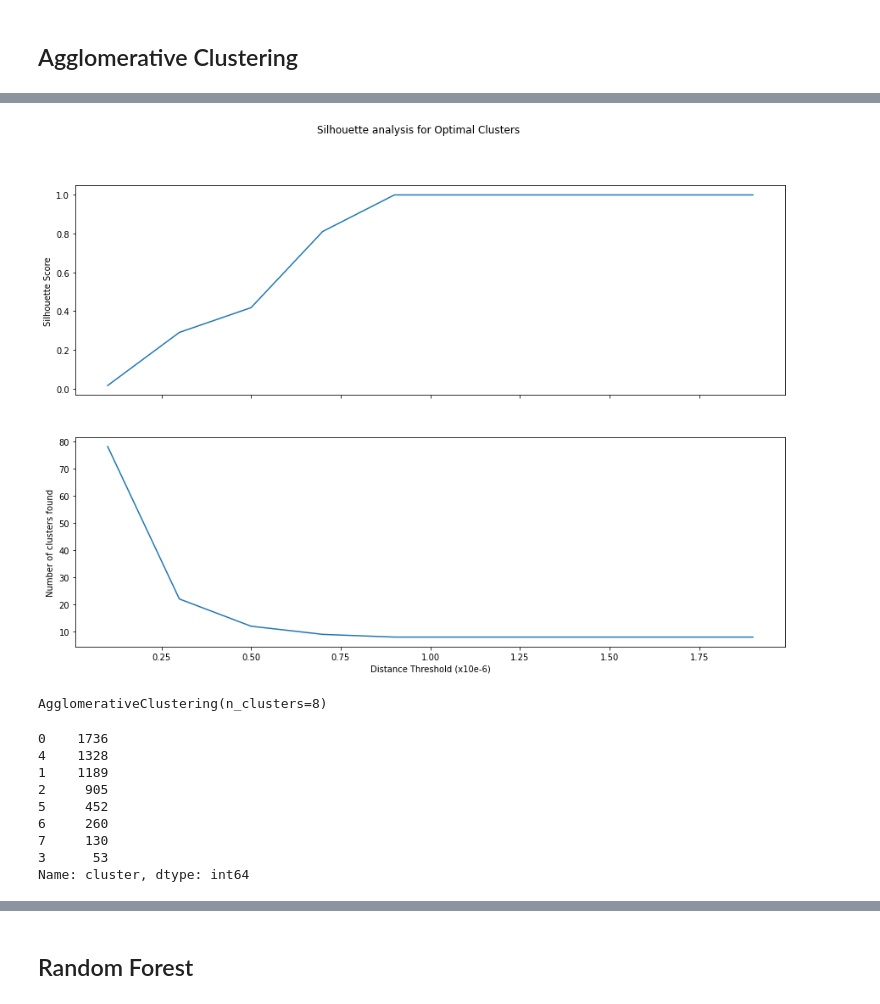
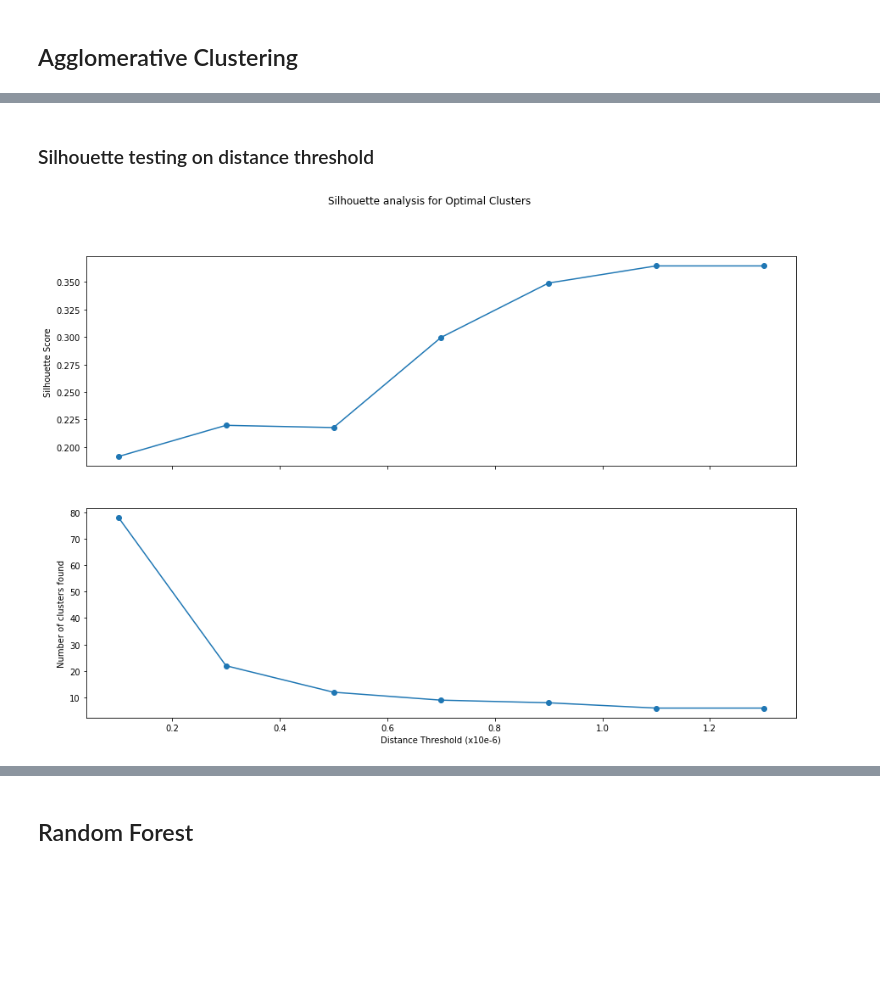
Before and after one commit to sskett/cosc301, a Jupyter notebook: testing.ipynb, the cells around one changed output, grey strips where cells are left out. Saved outputs shown, nothing was run; the diff lists cells and outputs as text; code cells hidden in the pictures; blank space fills up the shorter version.

Commit message:
Cleaned up Agglomerative Clustering methodology

```diff
--- a/testing.ipynb
+++ b/testing.ipynb
@@ -152,53 +155,34 @@ plt.show()
+# %% [markdown]
+### Silhouette testing on distance threshold
 # %%
 # Silhouette testing on limit
-range_limit = [0.0000001, 0.0000003, 0.0000005, 0.0000007, 0.0000009, 0.0000011, 0.0000013, 0.0000015, 0.0000017, 0.0000019]
+range_limit = [0.0000001, 0.0000003, 0.0000005, 0.0000007, 0.0000009, 0.0000011, 0.0000013]
 n_samples = df_scaled.shape[0]
 
 silhouette_avg = []
 clusters_found = []
 
 for i in range_limit:
     model = AgglomerativeClustering(linkage='ward',
                                 affinity='euclidean',
                                 distance_threshold=i,
                                 n_clusters=None)
     model.fit(df_scaled)
     cluster_labels = model.labels_
     clusters_found.append(np.unique(model.labels_).size)
     silhouette_avg.append(silhouette_score(df_scaled, cluster_labels))
 
 fig, axs = plt.subplots(2, 1, sharex=True, figsize=(15,10))
 
 axs[0].plot(np.array(range_limit) * 10**6, silhouette_avg, marker='o')
 #axs[0].set_xlabel('Distance Threshold (x10e-6)')
 axs[0].set_ylabel('Silhouette Score')
 
 axs[1].plot(np.array(range_limit) * 10**6, clusters_found, marker='o')
 axs[1].set_xlabel('Distance Threshold (x10e-6)')
 axs[1].set_ylabel('Number of clusters found')
 fig.suptitle('Silhouette analysis for Optimal Clusters')
 
 plt.show()
 # %% [output]
-[figure, old version]
+[figure, new version]
-# %%
-model = AgglomerativeClustering(linkage='ward',
-                                affinity='euclidean',
-                                distance_threshold=None,
-                                n_clusters=8)
-model.fit(df_scaled)
-# %% [output]
-AgglomerativeClustering(n_clusters=8)
-# %%
-df['cluster'] = model.labels_
-print(df['cluster'].value_counts())
-# %% [output]
-0    1736
-4    1328
-1    1189
-2     905
-5     452
-6     260
-7     130
-3      53
-Name: cluster, dtype: int64
```
Also changed, not shown: parts of 6 cells of this notebook.
